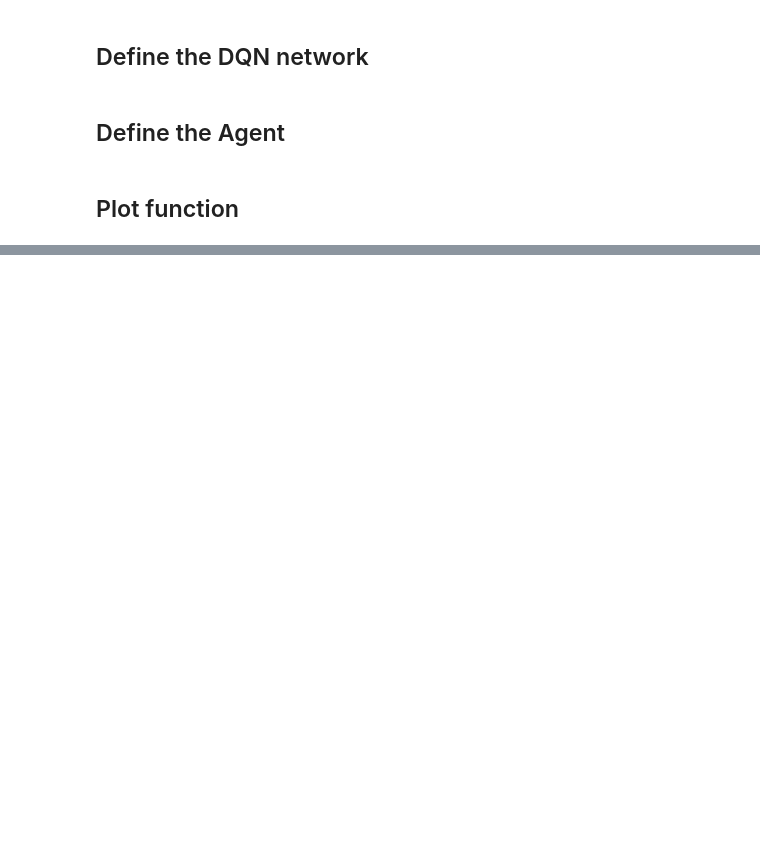
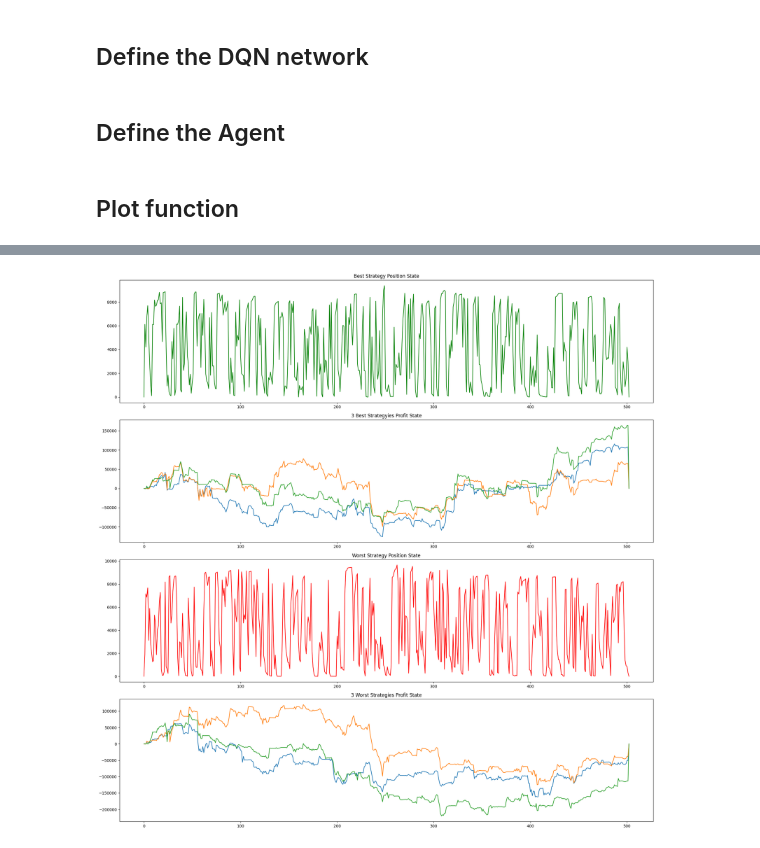
Before and after one commit to skylinehk/flappy-bird-stochastic-process-stock-predict, a Jupyter notebook: code/DQN-stock-price-prediction.ipynb, the cells around one changed output, grey strips where cells are left out. Saved outputs shown, nothing was run; the diff lists cells and outputs as text; code cells hidden in the pictures; blank space fills up the shorter version.

```diff
--- a/code/DQN-stock-price-prediction.ipynb
+++ b/code/DQN-stock-price-prediction.ipynb
@@ -617,0 +607,9 @@ agent.save_model(path)
+# %%
+path = Path('./models/JPM_stock_dqn.pth')
+# Create the trading environment
+device = torch.device("cuda" if torch.cuda.is_available() else "cpu")
+env = TradingEnv(pd.read_csv('./stock_data/JPM_test.csv'))
+
+# Create the agent with the specified hyperparameters
+agent = Agent(gamma=0.99, epsilon=1, batch_size=128, num_actions=1, epsilon_end=0.01, input_dims=[11], learning_rate=0.005)
+agent.load_model(path)
@@ -617,0 +718,34 @@ agent.save_model(path)
+# %%
+# Plot position and profit state for each episode
+fig, ax = plt.subplots(4, 1, figsize=(20, 20))
+
+# Sort episode rewards in descending order
+sorted_episode_rewards = sorted(enumerate(episode_rewards), key=lambda x: x[1], reverse=True)
+
+# Get indices of the highest 3 and lowest 3 episode rewards
+highest_indices = [i for i, _ in sorted_episode_rewards[:3]]
+lowest_indices = [i for i, _ in sorted_episode_rewards[-3:]]
+
+ax[0].plot(position_history[1], label="Episode {} (Highest Reward)".format(i+1), color='green')
+ax[0].set_title('Best Strategy Position State')
+ax[2].plot(position_history[-1], label="Episode {} (Lowest Reward)".format(i+1), color='red')
+ax[2].set_title('Worst Strategy Position State')
+
+for i in range(num_episodes):
+
+    if i in highest_indices:
+        # Plot position and profit state for the highest 3 episode rewards
+        ax[1].plot(profit_history[i], label="Episode {} (Highest Reward)".format(i+1))
+
+    elif i in lowest_indices:
+        # Plot position and profit state for the lowest 3 episode rewards
+        ax[3].plot(profit_history[i], label="Episode {} (Lowest Reward)".format(i+1))
+
+ax[1].set_title('3 Best Strategyies Profit State')
+ax[3].set_title('3 Worst Strategies Profit State')
+
+# Display the plot
+plt.tight_layout()
+plt.show()
+# %% [output]
+[figure, added]
```
Also changed, not shown: parts of 17 cells of this notebook, 2 other files.
